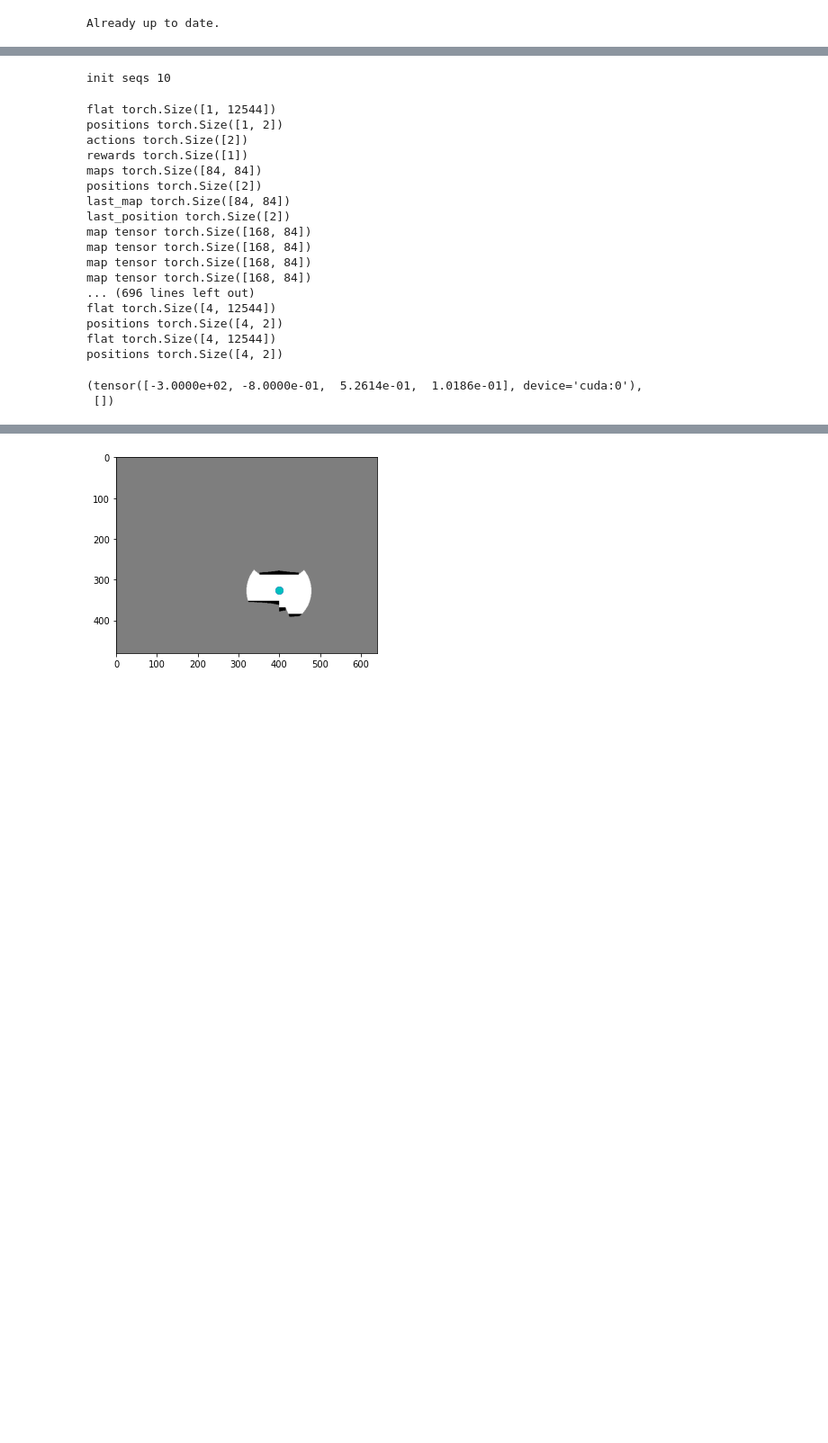
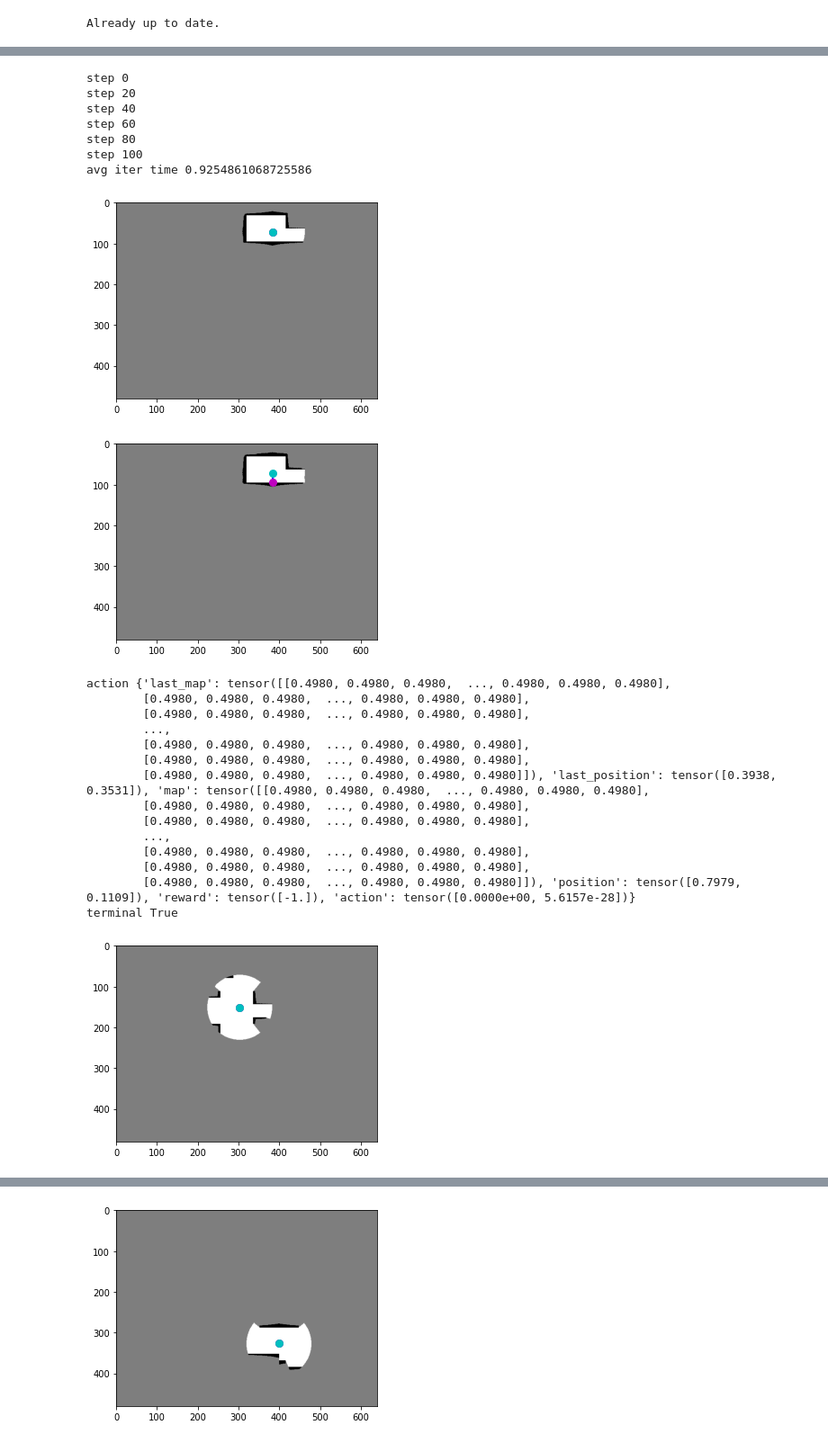
Before and after one commit to OttoJursch/DRL_robot_exploration, a Jupyter notebook: DDPG.ipynb, the cells around one changed output, grey strips where cells are left out. Shown at 90% size. Cells and saved outputs as stored; diff of their text form; code cells hidden in the pictures; blank space fills up the shorter version.

```diff
--- a/DDPG.ipynb
+++ b/DDPG.ipynb
@@ -735,7 +745,7 @@ class ActorPolicy:
     return result.cpu().squeeze(0)
 
 class CNNCriticNoSeq(nn.Module):
-  def __init__(self, conv_dims, fc_dims, input_size=(1, 1,84,84), conv_act=nn.ReLU, fc_act=nn.ReLU):
+  def __init__(self, conv_dims, fc_dims, input_size=(1, 1,84,84), conv_act=nn.LeakyReLU, fc_act=nn.LeakyReLU):
     super(CNNCriticNoSeq, self).__init__()
     self.conv_mod = build_conv_feature_extractor(conv_dims, conv_act)
 
@@ -758,8 +768,8 @@ class CNNCriticNoSeq(nn.Module):
     conv = self.conv_mod(map)
     batch_size = map.size()[0]
     flat = conv.view(batch_size, self.fc_dims - 4)
-    print('flat', flat.size())
-    print('positions', positions.size())
+#     print('flat', flat.size())
+#     print('positions', positions.size())
     total_feats = torch.cat((flat, positions, action), 1)
     return self.fc(total_feats)
 
@@ -768,7 +778,7 @@ class CNNCriticNoSeq(nn.Module):
 class FCActor(nn.Module):
   #TODO Determine if the action space allows negative numbers
   #Potentially replace tanh with sigmoid
-  def __init__(self, conv_dims, linear_dims, input_size=(1, 1,84,84), act=nn.ReLU, final_act=nn.Sigmoid):
+  def __init__(self, conv_dims, linear_dims, input_size=(1, 1,84,84), act=nn.LeakyReLU, final_act=nn.Sigmoid):
     super(FCActor, self).__init__()
     self.conv_mod = build_conv_feature_extractor(conv_dims, act)
 
@@ -788,8 +798,8 @@ class FCActor(nn.Module):
     conv = self.conv_mod(map)
 
     flat = conv.view(map.size()[0], self.fc_dims - 2)
-    print('flat', flat.size())
-    print('positions', positions.size())
+#     print('flat', flat.size())
+#     print('positions', positions.size())
     total_feats = torch.cat((flat, positions), 1)
     return self.fc(total_feats)
 # %%
@@ -1470,10 +1485,10 @@ tensor([[0.0179, 0.3206]], device='cuda:0')
 # %%
-linear_dims = [(256, 128), (128, 1)]
-actor_linear_dims = [(512, 1024), (1024, 512), (512, 256), (256, 2)]
-conv_dims = [(1, 32, 8), (32, 64, 4), (2, 2), (64, 64, 3), (64, 512, 7), (2, 2), (512, 64, 1)]
+linear_dims = [(256, 1)]
+actor_linear_dims = [(512, 2)]
+conv_dims = [(1, 64, 3), (2, 2), (64, 128, 3), (2, 2), (128, 256, 3)]
 lstm_hidden = 512
 lstm_out = 2
 train_length = 4
 
 
-ddpg = DDPG(robot, conv_dims, lstm_hidden, linear_dims, actor_linear_dims, train_length, replay, 1e-3,3e-4,0.99, 4)
+ddpg = DDPG(robot, conv_dims, lstm_hidden, linear_dims, actor_linear_dims, train_length, replay, 3e-4,3e-4,0.99, 300)
@@ -1480,26 +1513,27 @@ ddpg = DDPG(robot, conv_dims, lstm_hidden, linear_dims, actor_linear_dims, train
-# %%
-print('init seqs', ddpg.replay.buffer_idx)
-# %% [output]
-init seqs 10
 # %%
-ddpg.train(30)
+ddpg.train(10000)
 # %% [output]
-flat torch.Size([1, 12544])
-positions torch.Size([1, 2])
-actions torch.Size([2])
-rewards torch.Size([1])
-maps torch.Size([84, 84])
-positions torch.Size([2])
-last_map torch.Size([84, 84])
-last_position torch.Size([2])
-map tensor torch.Size([168, 84])
-map tensor torch.Size([168, 84])
-map tensor torch.Size([168, 84])
-map tensor torch.Size([168, 84])
-... (696 lines left out)
-flat torch.Size([4, 12544])
-positions torch.Size([4, 2])
-flat torch.Size([4, 12544])
-positions torch.Size([4, 2])
+step 0
+step 20
+step 40
+step 60
+step 80
+step 100
+avg iter time 0.9254861068725586
+[figure, added]
+[figure, added]
-(tensor([-3.0000e+02, -8.0000e-01,  5.2614e-01,  1.0186e-01], device='cuda:0'),
- [])
+action {'last_map': tensor([[0.4980, 0.4980, 0.4980,  ..., 0.4980, 0.4980, 0.4980],
+        [0.4980, 0.4980, 0.4980,  ..., 0.4980, 0.4980, 0.4980],
+        [0.4980, 0.4980, 0.4980,  ..., 0.4980, 0.4980, 0.4980],
+        ...,
+        [0.4980, 0.4980, 0.4980,  ..., 0.4980, 0.4980, 0.4980],
+        [0.4980, 0.4980, 0.4980,  ..., 0.4980, 0.4980, 0.4980],
+        [0.4980, 0.4980, 0.4980,  ..., 0.4980, 0.4980, 0.4980]]), 'last_position': tensor([0.3938, 0.3531]), 'map': tensor([[0.4980, 0.4980, 0.4980,  ..., 0.4980, 0.4980, 0.4980],
+        [0.4980, 0.4980, 0.4980,  ..., 0.4980, 0.4980, 0.4980],
+        [0.4980, 0.4980, 0.4980,  ..., 0.4980, 0.4980, 0.4980],
+        ...,
+        [0.4980, 0.4980, 0.4980,  ..., 0.4980, 0.4980, 0.4980],
+        [0.4980, 0.4980, 0.4980,  ..., 0.4980, 0.4980, 0.4980],
+        [0.4980, 0.4980, 0.4980,  ..., 0.4980, 0.4980, 0.4980]]), 'position': tensor([0.7979, 0.1109]), 'reward': tensor([-1.]), 'action': tensor([0.0000e+00, 5.6157e-28])}
+terminal True
+[figure, added]
```
Also changed, not shown: parts of 20 cells of this notebook.
